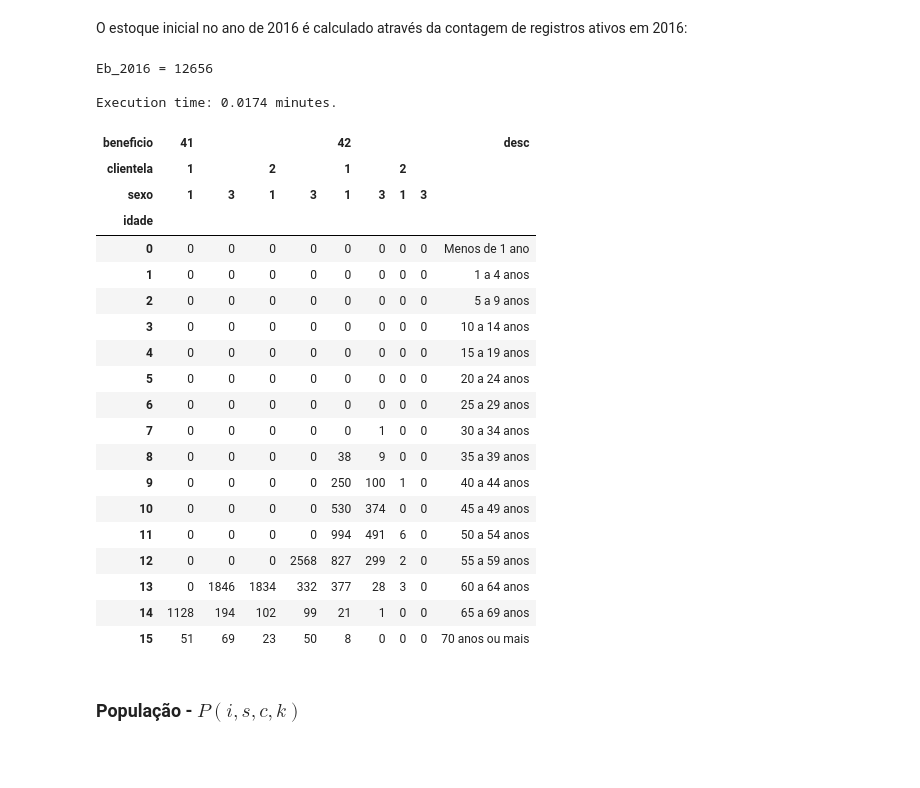
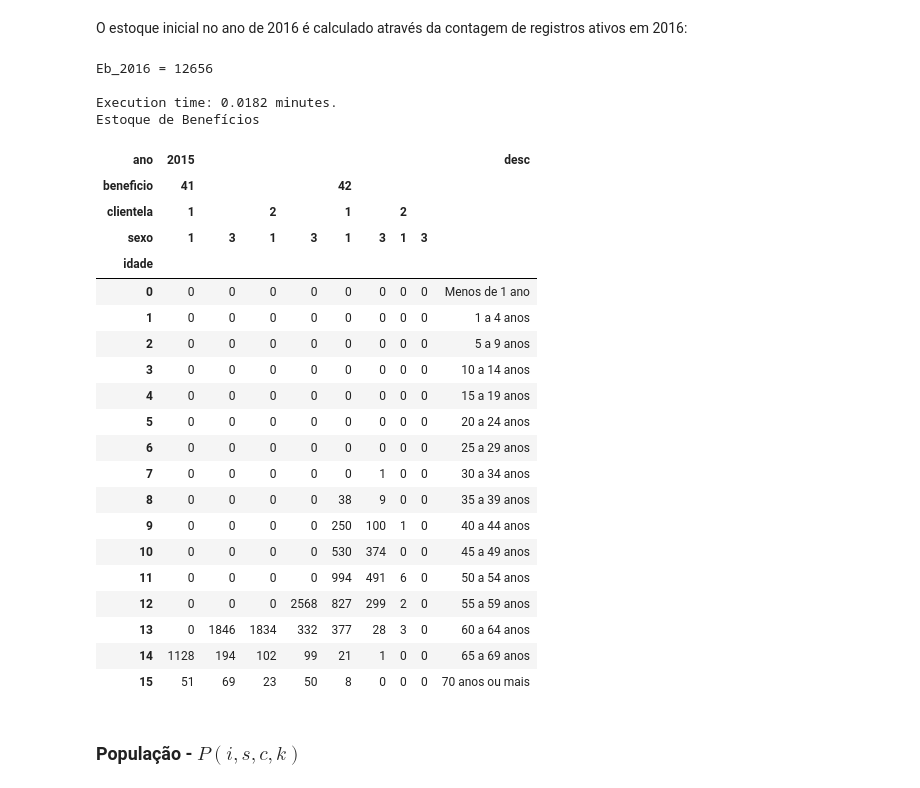
Before and after one commit to andrespp/ds-prev, a Jupyter notebook: analysis/Simulacao_RGPS.ipynb, the cells around one changed output. Cells and saved outputs as stored; diff of their text form; code cells hidden in the pictures; blank space fills up the shorter version.

```diff
--- a/analysis/Simulacao_RGPS.ipynb
+++ b/analysis/Simulacao_RGPS.ipynb
@@ -10,7 +10,8 @@ import time
 
 # Parâmetros da simulação
 i = np.arange(0,16,1)         # [0,15]
-t = np.arange(2016,2036,1)    # [2016, 2035]
+#t = np.arange(2016,2036,1)    # [2016, 2035]
+t = [2015]
 s = np.array([1, 3])
 c = np.array([1, 2])
 k = [41, 42]
@@ -233,19 +234,21 @@ Onde:
 # Simulação
 # %%
 # Create simulation dataframe
-nvars = 4
-ngroups = len(i) * len(s) * len(c) * len(k)
+nvars = 5
+ngroups = len(i) * len(t) * len(s) * len(c) * len(k)
 dt = np.empty([ngroups, nvars],dtype=int)
 row = 0
 for idade in i:
-    for sexo in s:
-        for clientela in c:
-            for beneficio in k:
-                dt[row, 0] = idade
-                dt[row, 1] = sexo
-                dt[row, 2] = clientela
-                dt[row, 3] = beneficio
-                row += 1
-df = pd.DataFrame(dt, columns='idade sexo clientela beneficio'.split())
+    for ano in t:
+        for sexo in s:
+            for clientela in c:
+                for beneficio in k:
+                    dt[row, 0] = idade
+                    dt[row, 1] = ano
+                    dt[row, 2] = sexo
+                    dt[row, 3] = clientela
+                    dt[row, 4] = beneficio
+                    row += 1
+df = pd.DataFrame(dt, columns='idade ano sexo clientela beneficio'.split())
 df['desc'] = df['idade'].apply(lambda x: dp.get_age_description(x))
-df = df[['desc', 'idade', 'sexo', 'clientela', 'beneficio']] # reorder columns
+df = df[['desc', 'idade', 'sexo', 'clientela', 'beneficio', 'ano']] # reorder columns
@@ -256,37 +280,40 @@ O estoque inicial no ano de 2016 é calculado através da contagem de registros
 # %%
 # Connect to an existing database
 try:
     conn = psycopg2.connect("host='{}' port={} dbname='{}'user={} password={}"
             .format(host, port, dbname, user, pwd))
 except:
         print("Unable to connect to the database")
 
 func_time = time.time()
 
 Eb2016 = dp.Eb(conn, dbtable, i, s, c, k)
 print("Eb_2016 = {}".format(Eb2016))
 
 df['Eb'] = df.apply(lambda row: dp.Eb(conn, dbtable,
                                       i=[row['idade']],
                                       s=[row['sexo']],
                                       c=[row['clientela']],
                                       k=[row['beneficio']]), axis=1)
 # Close communication with the database
 conn.close()
 
 elapsed_time = (time.time() - func_time) / 60
 print("\nExecution time: {0:0.4f} minutes.".format(elapsed_time))
 
 # Pivot table
-pvdf = df.pivot_table(values='Eb',index='idade',columns=['beneficio', 'clientela', 'sexo'])
-pvdf['desc'] = pvdf.index
-pvdf['desc'] = pvdf['desc'].apply(lambda x: dp.get_age_description(x))
-pvdf
+pveb = df.pivot_table(values='Eb',index='idade',columns=['ano', 'beneficio', 'clientela', 'sexo'])
+pveb['desc'] = pveb.index
+pveb['desc'] = pveb['desc'].apply(lambda x: dp.get_age_description(x))
+print("Estoque de Benefícios")
+pveb
 # %% [output]
 Eb_2016 = 12656
 
-Execution time: 0.0174 minutes.
+Execution time: 0.0182 minutes.
+Estoque de Benefícios
-| beneficio | 41 |  |  |  | 42 |  |  |  | desc |
+| ano | 2015 |  |  |  |  |  |  |  | desc |
+| beneficio | 41 |  |  |  | 42 |  |  |  |  |
 | clientela | 1 |  | 2 |  | 1 |  | 2 |  |  |
 | sexo | 1 | 3 | 1 | 3 | 1 | 3 | 1 | 3 |  |
 | idade |  |  |  |  |  |  |  |  |  |
```
Also changed, not shown: parts of 13 cells of this notebook, 1 other file.
